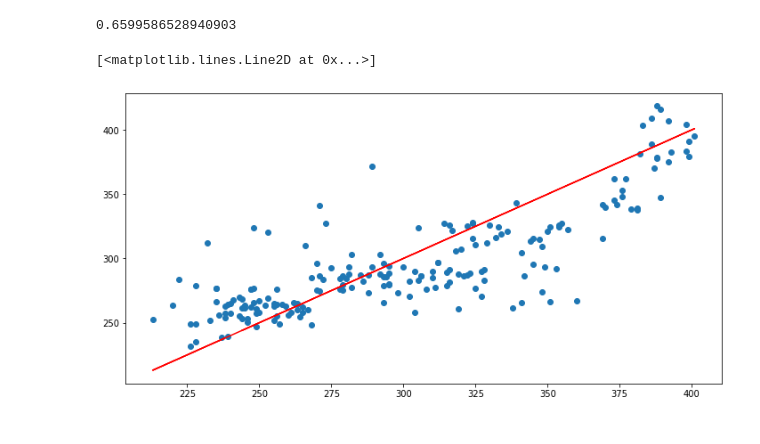
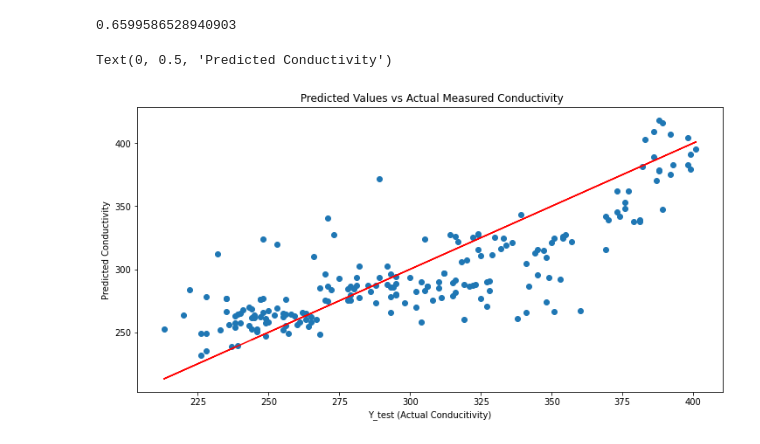
Before and after one commit to kwamePhilip/Conductivity_Predictor_from_IOT-_sensors, a Jupyter notebook: Water_Conductivity_Predictor_from_IOT_Sensing_Data.ipynb, the cells around one changed output. Cells and saved outputs as stored; diff of their text form; code cells hidden in the pictures.

```diff
--- a/Water_Conductivity_Predictor_from_IOT_Sensing_Data.ipynb
+++ b/Water_Conductivity_Predictor_from_IOT_Sensing_Data.ipynb
@@ -207,7 +207,10 @@ explained_variance_score(y_test, preds)
 # %%
 plt.figure(figsize=(12,6))
 plt.scatter(y_test, preds)
 plt.plot(y_test, y_test, 'r')
+plt.title(" Predicted Values vs Actual Measured Conductivity")
+plt.xlabel("Y_test (Actual Conducitivity)")
+plt.ylabel("Predicted Conductivity")
 # %% [output]
-[<matplotlib.lines.Line2D at 0x...>]
+Text(0, 0.5, 'Predicted Conductivity')
-[figure, old version]
+[figure, new version]
```
